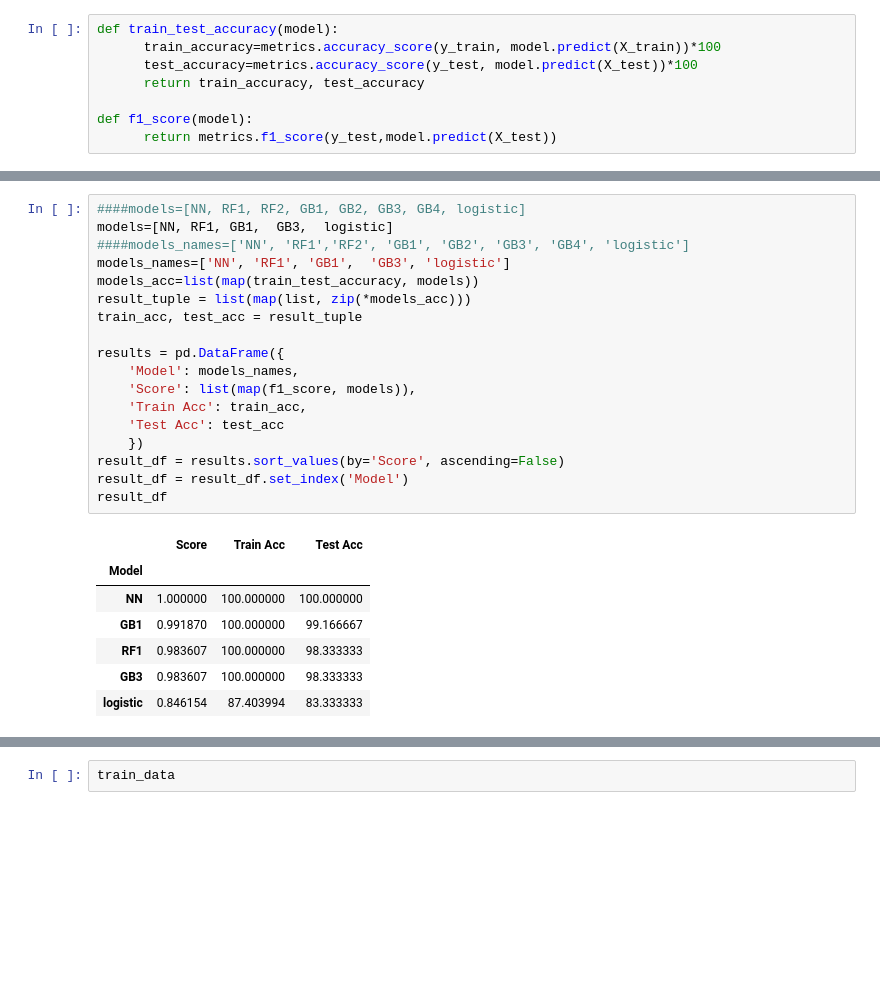
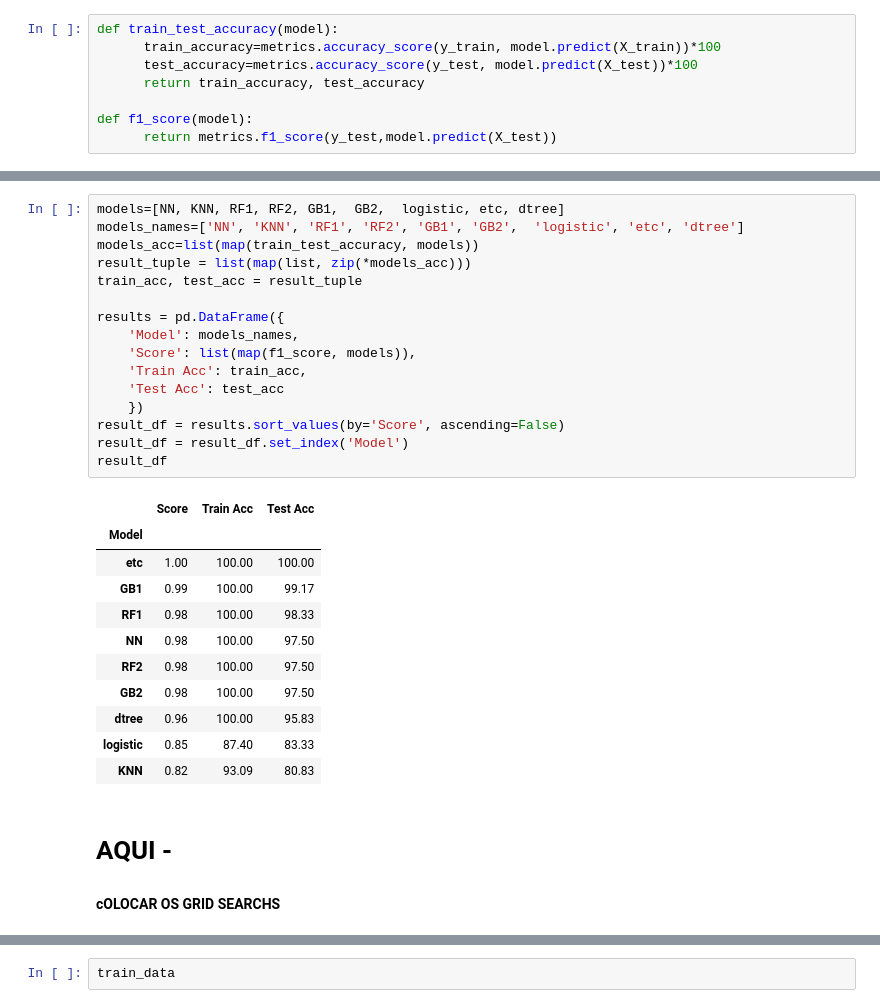
Before and after one commit to henrymmarques/MLProject, a Jupyter notebook: FINAL - Group03.ipynb, the cells around one changed output, grey strips where cells are left out. Drawn from its saved outputs; the diff is of its cells as text; blank space fills up the shorter version.

Commit message:
falta grid searchs

```diff
--- a/FINAL - Group03.ipynb
+++ b/FINAL - Group03.ipynb
@@ -1204,26 +1195,31 @@ logistic_score=metrics.f1_score(y_test,logistic.predict(X_test))
 # %%
-####models=[NN, RF1, RF2, GB1, GB2, GB3, GB4, logistic]
-models=[NN, RF1, GB1,  GB3,  logistic]
-####models_names=['NN', 'RF1','RF2', 'GB1', 'GB2', 'GB3', 'GB4', 'logistic']
-models_names=['NN', 'RF1', 'GB1',  'GB3', 'logistic']
+models=[NN, KNN, RF1, RF2, GB1,  GB2,  logistic, etc, dtree]
+models_names=['NN', 'KNN', 'RF1', 'RF2', 'GB1', 'GB2',  'logistic', 'etc', 'dtree']
 models_acc=list(map(train_test_accuracy, models))
 result_tuple = list(map(list, zip(*models_acc)))
 train_acc, test_acc = result_tuple
 
 results = pd.DataFrame({
     'Model': models_names,
     'Score': list(map(f1_score, models)),
     'Train Acc': train_acc,
     'Test Acc': test_acc
     })
 result_df = results.sort_values(by='Score', ascending=False)
 result_df = result_df.set_index('Model')
 result_df
 # %% [output]
 |  | Score | Train Acc | Test Acc |
 | Model |  |  |  |
-| NN | 1.000000 | 100.000000 | 100.000000 |
-| GB1 | 0.991870 | 100.000000 | 99.166667 |
-| RF1 | 0.983607 | 100.000000 | 98.333333 |
-| GB3 | 0.983607 | 100.000000 | 98.333333 |
-| logistic | 0.846154 | 87.403994 | 83.333333 |
+| etc | 1.00 | 100.00 | 100.00 |
+| GB1 | 0.99 | 100.00 | 99.17 |
+| RF1 | 0.98 | 100.00 | 98.33 |
+| NN | 0.98 | 100.00 | 97.50 |
+| RF2 | 0.98 | 100.00 | 97.50 |
+| GB2 | 0.98 | 100.00 | 97.50 |
+| dtree | 0.96 | 100.00 | 95.83 |
+| logistic | 0.85 | 87.40 | 83.33 |
+| KNN | 0.82 | 93.09 | 80.83 |
+# %% [markdown]
+# AQUI -
+#### cOLOCAR OS GRID SEARCHS
```
Also changed, not shown: parts of 5 cells of this notebook.
